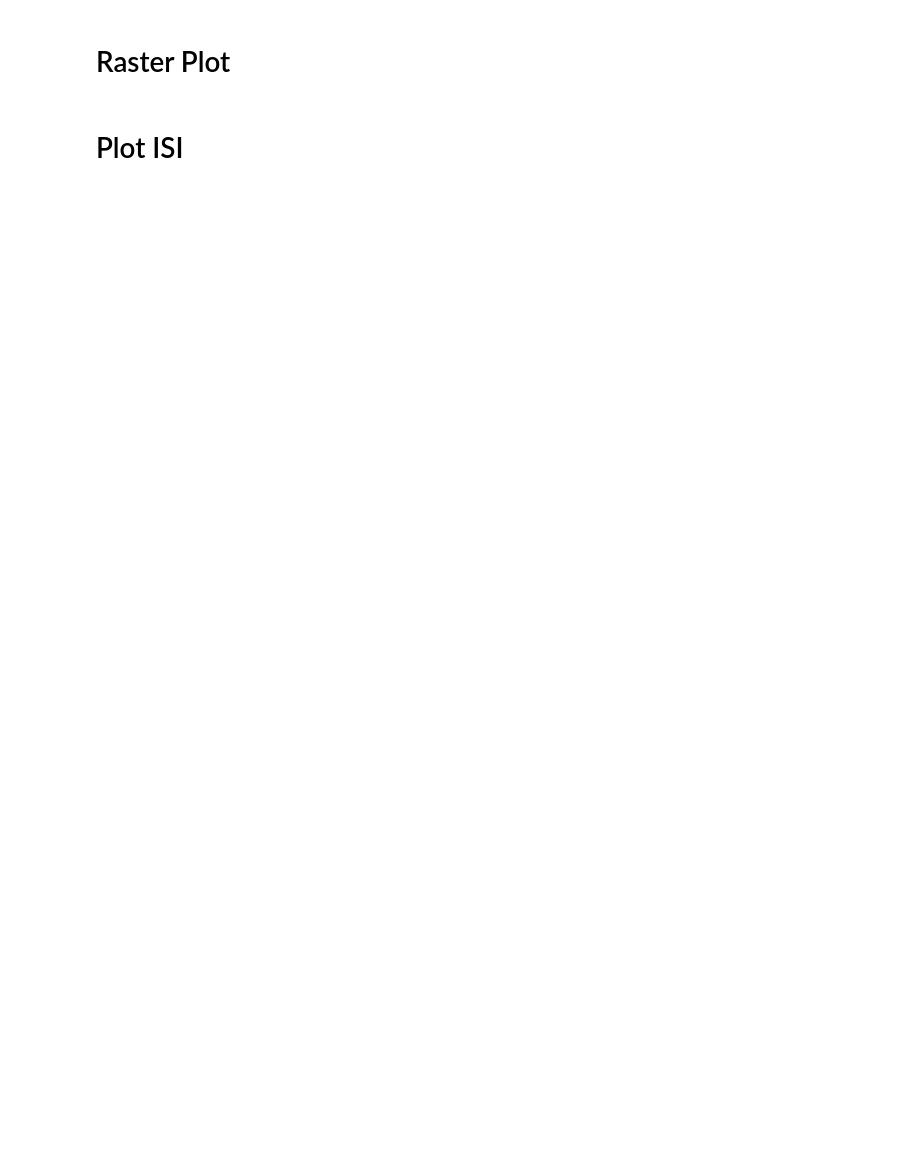
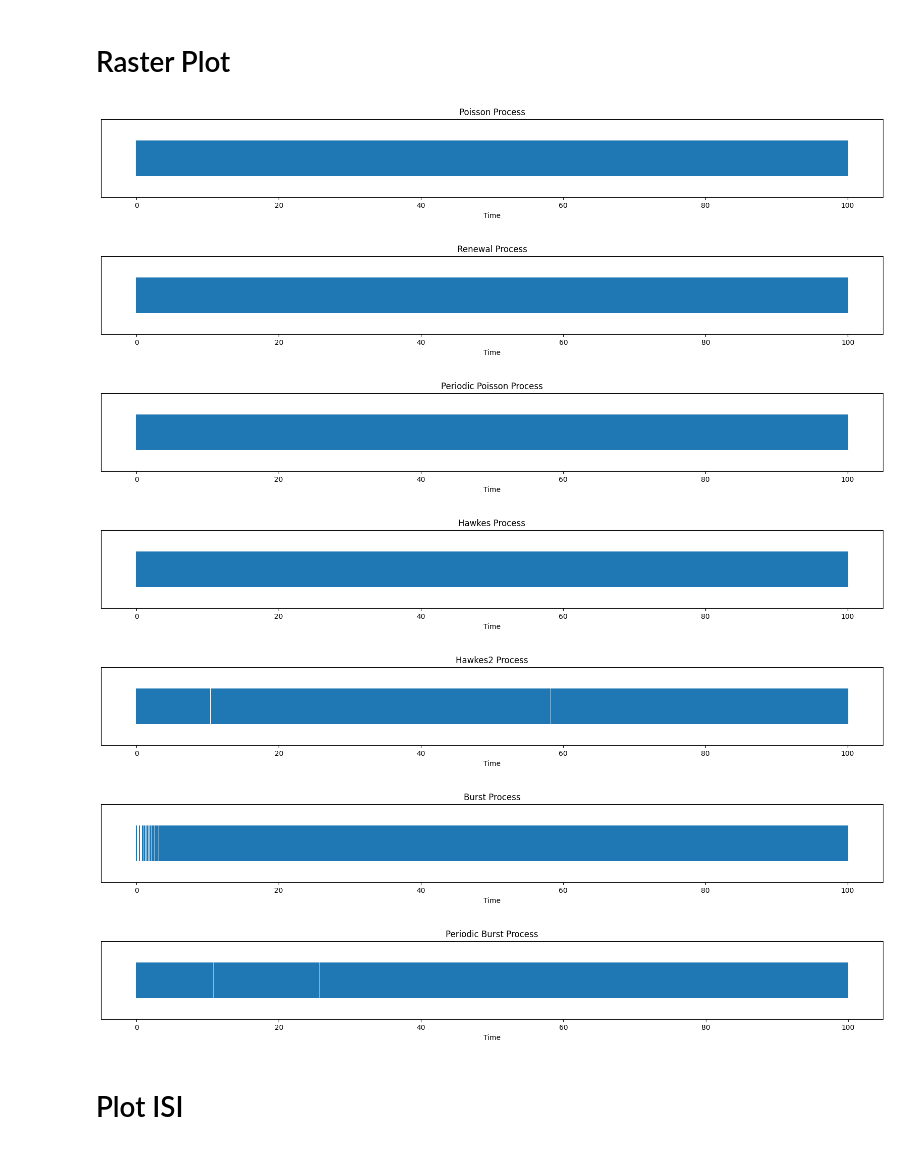
Before and after one commit to logic-uni/ET_data_analysis, a Jupyter notebook: Stochastic_Process/Classify_StocProcess.ipynb, the cells around one changed output. Saved outputs shown, nothing was run; the diff lists cells and outputs as text; code cells hidden in the pictures; blank space fills up the shorter version.

```diff
--- a/Stochastic_Process/Classify_StocProcess.ipynb
+++ b/Stochastic_Process/Classify_StocProcess.ipynb
@@ -109,17 +230,28 @@ events_hawkes = generate_hawkes(mu=0.1, alpha=0.5, beta=1.0, T=T)
 # %% [markdown]
 # Raster Plot
 # %%
-def plot_events(events, title):
-    plt.figure(figsize=(10, 2))
+def plot_spiketrain(events, title):
+    plt.figure(figsize=(20, 2))
     plt.eventplot(events, lineoffsets=0.5, linelengths=0.5)
     plt.title(title)
     plt.xlabel("Time")
     plt.yticks([])
-    plt.show()
 
-plot_events(events_poisson, "Poisson Process")
-plot_events(events_periodic, "Periodic Poisson Process")
-plot_events(events_hawkes, "Hawkes Process")
+plot_spiketrain(times_Poi, "Poisson Process")
+plot_spiketrain(times_Renew, "Renewal Process")
+plot_spiketrain(times_PerPoi, "Periodic Poisson Process")
+plot_spiketrain(times_Hawkes, "Hawkes Process")
+plot_spiketrain(times_Hawkes2, "Hawkes2 Process")
+plot_spiketrain(times_Burst, "Burst Process")
+plot_spiketrain(times_PerBurst, "Periodic Burst Process")
+# %% [output]
+[figure, added]
+[figure, added]
+[figure, added]
+[figure, added]
+[figure, added]
+[figure, added]
+[figure, added]
 # %% [markdown]
 # Plot ISI
 # %%
```
Also changed, not shown: parts of 4 cells of this notebook, 5 other files.
